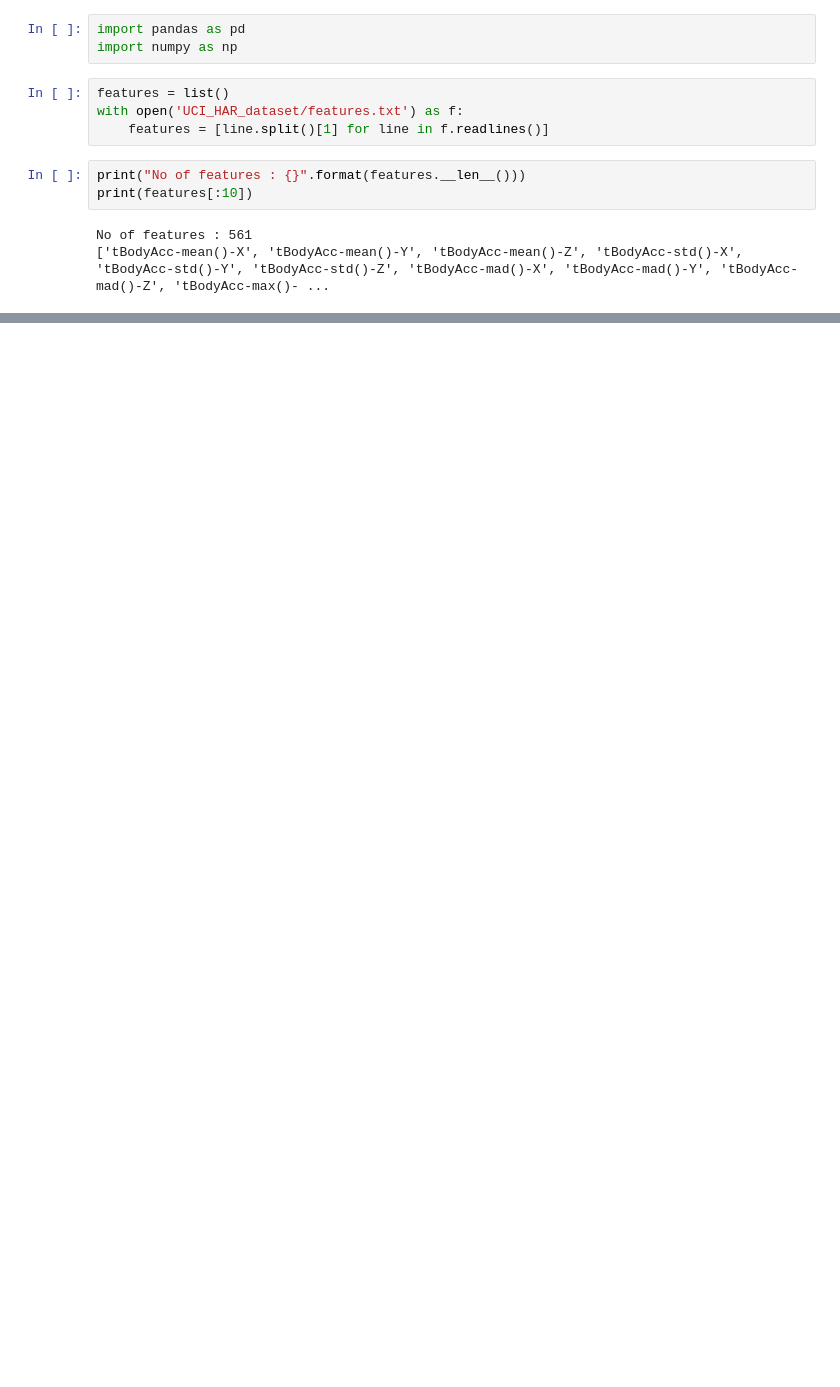
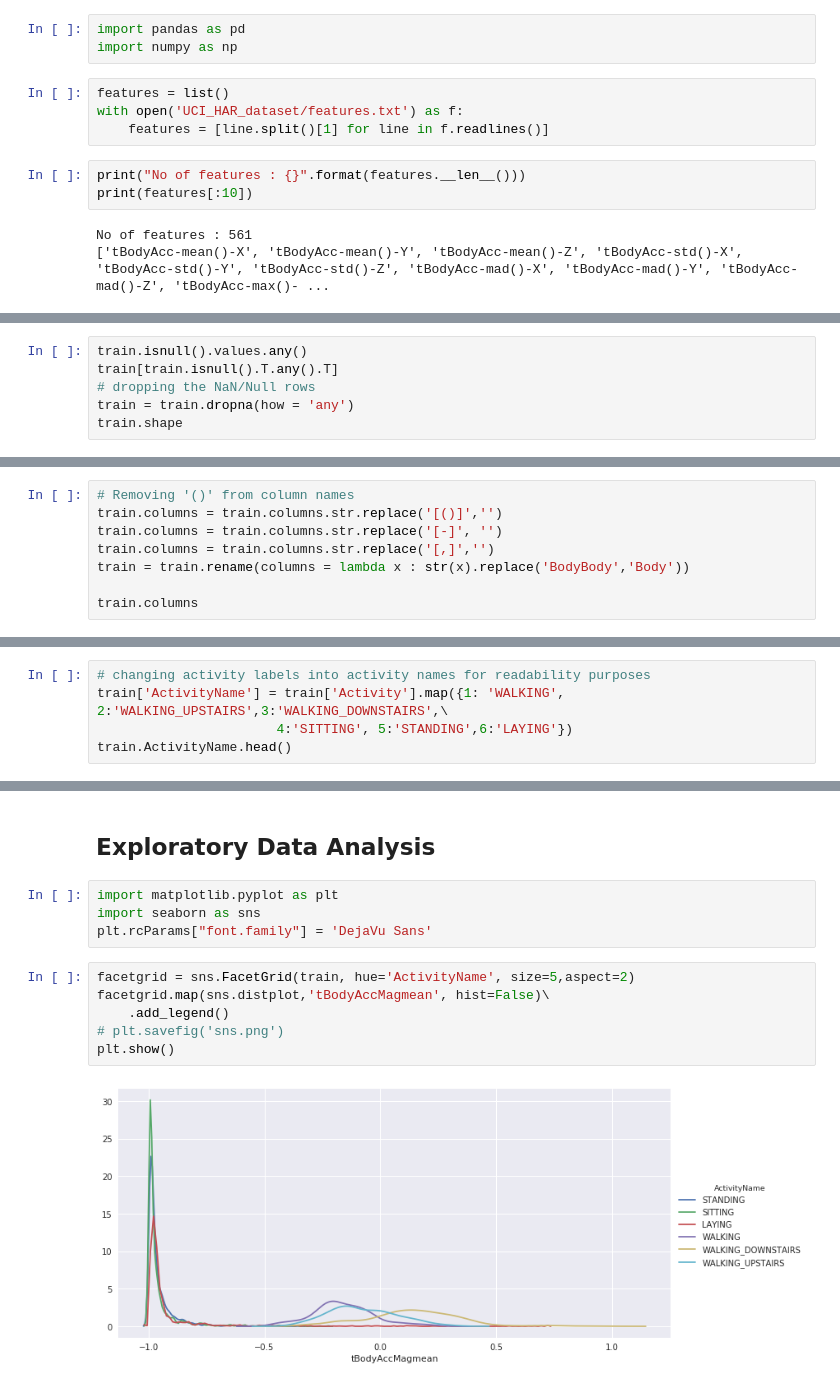
Before and after one commit to ramsane/HumanActivityRecognition, a Jupyter notebook: HAR_EDA.ipynb, the cells around one changed output, grey strips where cells are left out. Drawn from its saved outputs; the diff is of its cells as text; blank space fills up the shorter version.

```diff
--- a/HAR_EDA.ipynb
+++ b/HAR_EDA.ipynb
@@ -45,0 +53,6 @@ y_train.head()
+# %%
+train.isnull().values.any()
+train[train.isnull().T.any().T]
+# dropping the NaN/Null rows
+train = train.dropna(how = 'any')
+train.shape
@@ -45,0 +80,8 @@ y_train.head()
+# %%
+# Removing '()' from column names
+train.columns = train.columns.str.replace('[()]','')
+train.columns = train.columns.str.replace('[-]', '')
+train.columns = train.columns.str.replace('[,]','')
+train = train.rename(columns = lambda x : str(x).replace('BodyBody','Body'))
+
+train.columns
@@ -45,0 +107,5 @@ y_train.head()
+# %%
+# changing activity labels into activity names for readability purposes
+train['ActivityName'] = train['Activity'].map({1: 'WALKING', 2:'WALKING_UPSTAIRS',3:'WALKING_DOWNSTAIRS',\
+                       4:'SITTING', 5:'STANDING',6:'LAYING'})
+train.ActivityName.head()
@@ -45,0 +145,14 @@ y_train.head()
+# %% [markdown]
+## Exploratory Data Analysis
+# %%
+import matplotlib.pyplot as plt
+import seaborn as sns
+plt.rcParams["font.family"] = 'DejaVu Sans'
+# %%
+facetgrid = sns.FacetGrid(train, hue='ActivityName', size=5,aspect=2)
+facetgrid.map(sns.distplot,'tBodyAccMagmean', hist=False)\
+    .add_legend()
+# plt.savefig('sns.png')
+plt.show()
+# %% [output]
+[figure, added]
```
Also changed, not shown: parts of 28 cells of this notebook, 3 other files.
